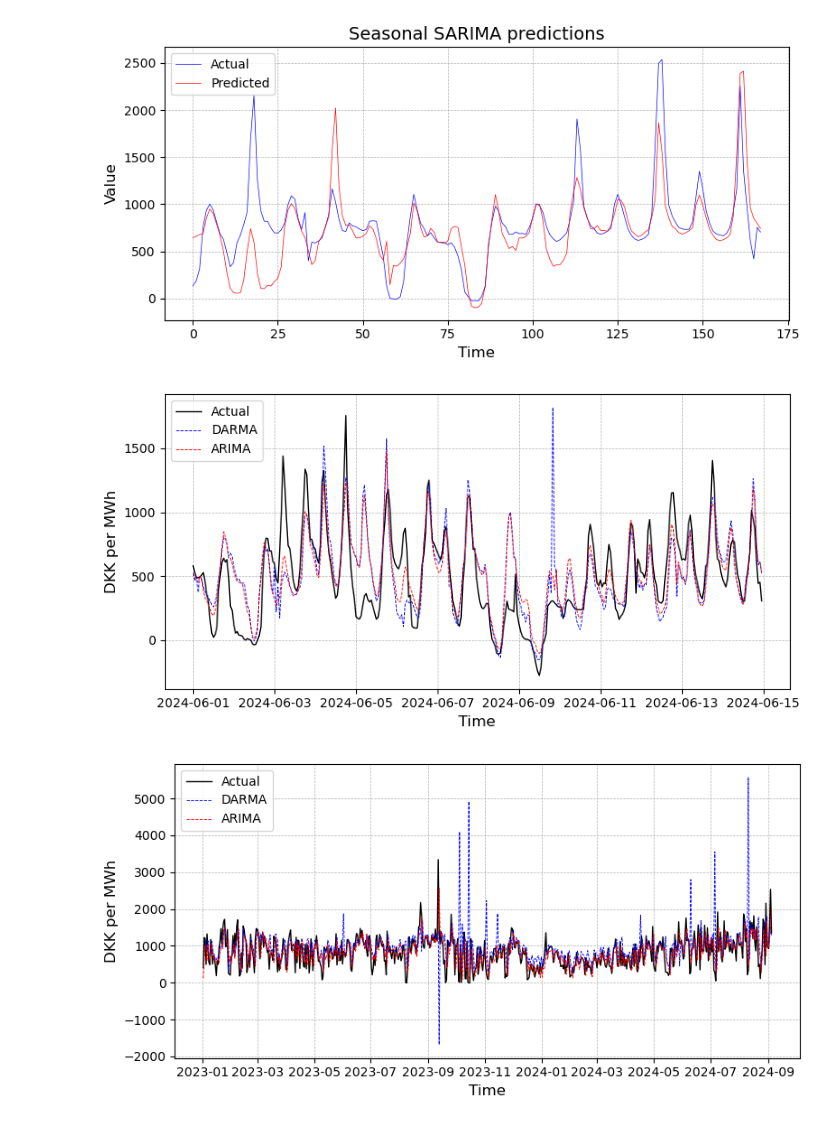
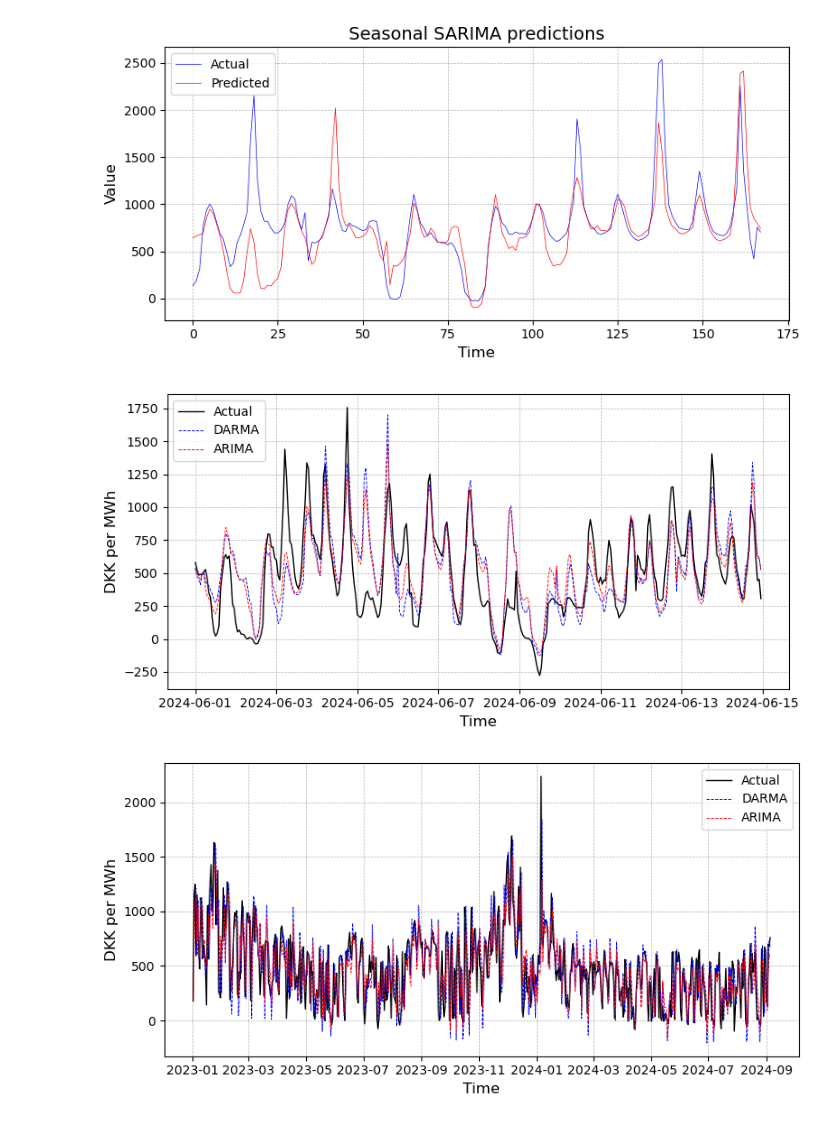
Before and after one commit to peterravn/Seminar-Adv-Finance, a Jupyter notebook: 7. DARMA Forecast.ipynb, the cells around one changed output. Cells and saved outputs as stored; diff of their text form; code cells hidden in the pictures.

```diff
--- a/7. DARMA Forecast.ipynb
+++ b/7. DARMA Forecast.ipynb
@@ -33,7 +33,7 @@ predictions_dict = {}
 
 for hour in range(24):
 
-    model = DAR(p=3, )
+    model = DAR(p=3)
 
     model.fit(y_train_deseason[hour], dist="student-t")
 
@@ -88,7 +88,7 @@ SMAPE baseline (24 lags) out of sample prediction: [[293.3129494 ]
 predictions_dict = {}
 
 for hour in range(24):
-    model = DARMAX(p=3)
+    model = DARMAX(p=1)
 
     model.fit(y_train_deseason[hour], dist="student-t")
 
@@ -213,7 +213,7 @@ df['Time'] = pd.to_datetime(df['Time'])
 df = df.set_index('Time')
 
 # If date is 2023-01-01 and next 7 days plot
-df = df.loc['2024-06-01':'2024-06-14']
+df = df.loc['2024-06-1':'2024-06-14']
 
 plt.figure(figsize=(8, 4))
 plt.plot(df.index, df['Actual'], label='Actual',  color='black', linewidth=1)
@@ -229,7 +229,7 @@ plt.tight_layout()
 
 plt.show()
 # %% [output]
-[figure, old version]
+[figure, new version]
 # %%
 # Load combined_predictions.csv
 combined_predictions_sarima = pd.read_csv("combined_predictions.csv")
@@ -251,33 +251,34 @@ for day in range(n_days):
 time = np.array(datasets_dates[-14712:])
 
 df = pd.DataFrame({
     'Time': time,
-    'DARMA': combined_predictions_model_1.flatten(),
+    'DARMA': combined_predictions_model_2.flatten(),
     'ARIMA': combined_predictions_arma,
     'Actual': combined_test.flatten()
 })
 #
 df['Time'] = pd.to_datetime(df['Time'])
 df = df.set_index('Time')
 
 # If date is 2023-01-01 and next 7 days plot
 df = df.loc['2023-01-01':'2024-11-14']
 
 # Subset to only include hour 1
-df = df[df.index.hour == 18]
+df = df[df.index.hour == 14
+        ]
 
 plt.figure(figsize=(8, 4))
 plt.plot(df.index, df['Actual'], label='Actual', color='black', linewidth=1)
 plt.plot(df.index, df['DARMA'], label='DARMA', color='blue', linewidth=0.65, linestyle='--')
 plt.plot(df.index, df['ARIMA'], label='ARIMA', color='red', linewidth=0.65, linestyle='--')
 
 plt.xlabel('Time', fontsize=12)
 plt.ylabel('DKK per MWh', fontsize=12)
 
 plt.legend()
 plt.grid(True, which='both', linestyle='--', linewidth=0.5)
 plt.tight_layout()
 
 plt.show()
 # %% [output]
-[figure, old version]
+[figure, new version]
```
Also changed, not shown: parts of 2 cells of this notebook.
